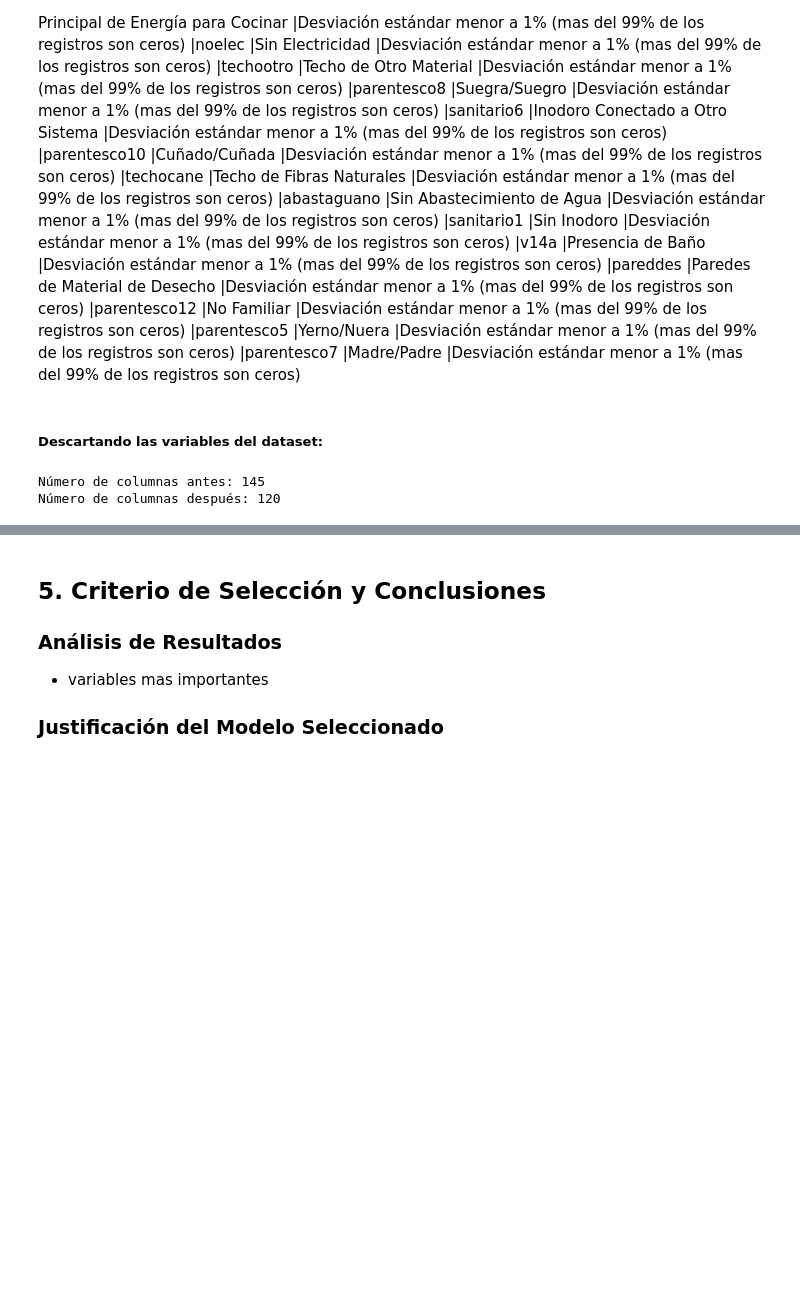
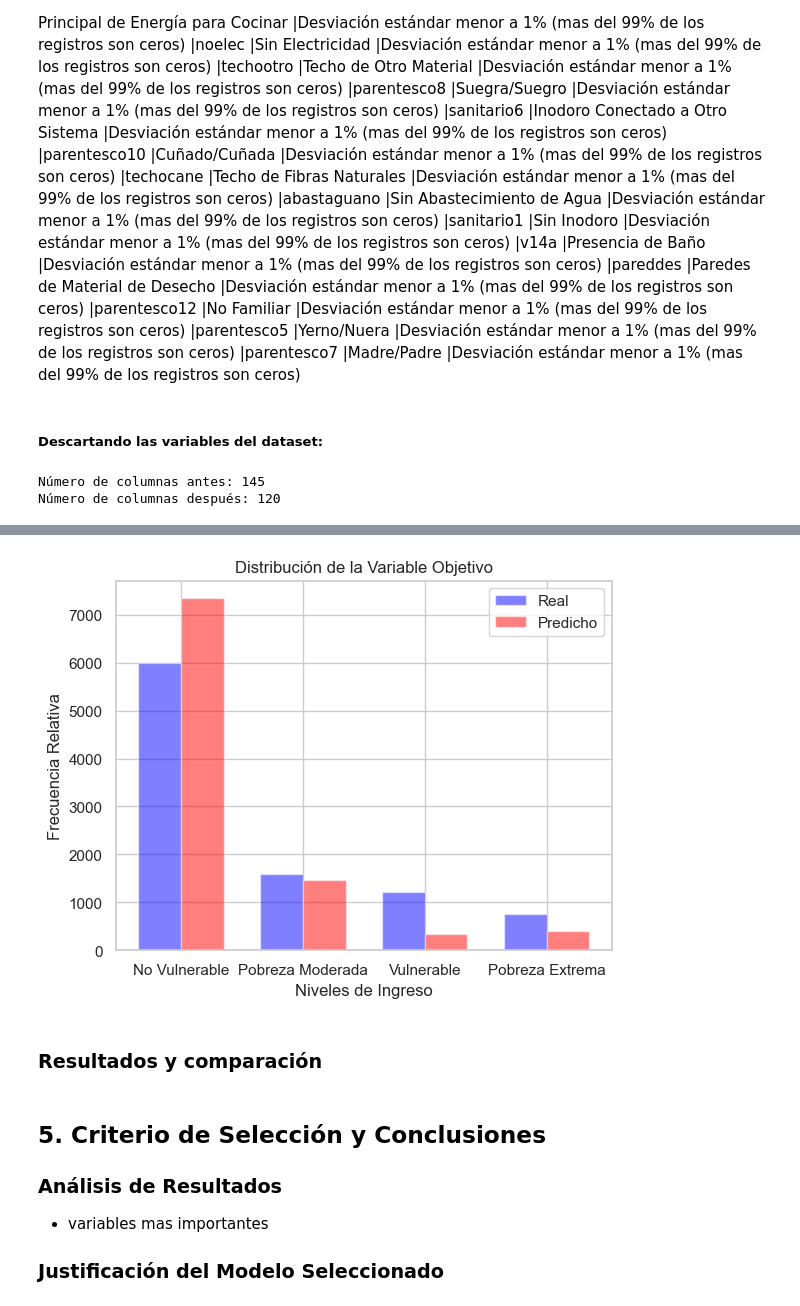
Before and after one commit to hart-venus/proyecto_ia, a Jupyter notebook: main.ipynb, the cells around one changed output, grey strips where cells are left out. Saved outputs shown, nothing was run; the diff lists cells and outputs as text; code cells hidden in the pictures; blank space fills up the shorter version.

Commit message:
modelo de Dayron y correcion a la parte 3

```diff
--- a/main.ipynb
+++ b/main.ipynb
@@ -1079,0 +1186,3 @@ print(missing_values)
+# %%
+print(train['edjefa'].head(20))
+train.drop('edjefa', axis=1, inplace=True)
@@ -1085,0 +1263,16 @@ print(missing_values)
+# %%
+from sklearn.model_selection import train_test_split
+from sklearn.linear_model import LogisticRegression
+from sklearn.preprocessing import StandardScaler
+from sklearn.metrics import classification_report, confusion_matrix
+
+trainDayron = train
+# Separar las características (X) y la variable objetivo (y)
+print("El número de columnas en el conjunto de datos es:", trainDayron.shape[1])
+y = trainDayron['Target']  # Guarda solo la columna 'Target'
+
+
+X = trainDayron.drop('Target', axis=1) # Guarda todas las columnas menos la objetivo
+print("El número de columnas en el conjunto de datos es:", trainDayron.shape[1])
+# Imprimir los tipos de datos de cada columna después de la selección
+print(trainDayron.dtypes)
@@ -1085,0 +1294,52 @@ print(missing_values)
+# %%
+from sklearn.model_selection import cross_val_predict
+# Inicializar el modelo de Regresión Logística Multinomial
+model = LogisticRegression(multi_class='multinomial', solver='lbfgs',max_iter=1000)
+
+# Escalar las características para mejorar el rendimiento del modelo
+scaler = StandardScaler()
+X_scaled = scaler.fit_transform(X)
+
+# Realizar predicciones mediante validación cruzada
+predictions = cross_val_predict(model, X_scaled, y, cv=100)  # Aquí puedes ajustar el número de folds (cv)
+
+# Puedes calcular la matriz de confusión y el reporte de clasificación si lo necesitas
+print("Matriz de confusión:")
+print(confusion_matrix(y, predictions))
+print("\nReporte de clasificación:")
+print(classification_report(y, predictions))
+
+##GRAFICOS//////////////////////////////////
+
+# Obtener la distribución de la variable objetivo en el conjunto de prueba
+real_counts = y.value_counts(normalize=False)
+real_categories = real_counts.index
+real_values = real_counts.values
+
+# Obtener la distribución de las predicciones en el conjunto de prueba
+unique, counts = np.unique(predictions, return_counts=True)
+predicted_counts = dict(zip(unique, counts))
+
+# Ajustar la posición de las barras
+bar_width = 0.35
+index = np.arange(len(real_categories))
+
+# Graficar las barras reales
+plt.bar(index, real_values, bar_width, color='blue', alpha=0.5, label='Real')
+
+# Graficar las barras predichas
+predicted_values = [predicted_counts.get(category, 0) for category in real_categories]
+plt.bar(index + bar_width, predicted_values, bar_width, color='red', alpha=0.5, label='Predicho')
+
+# Configurar título y etiquetas
+plt.title('Distribución de la Variable Objetivo')
+plt.xlabel('Niveles de Ingreso')
+plt.ylabel('Frecuencia Relativa')
+plt.xticks(index + bar_width / 2, real_categories)
+
+# Mostrar la leyenda
+plt.legend()
+
+# Mostrar el gráfico
+plt.show()
+# %% [output]
@@ -1086,3 +1363,6 @@ print(missing_values)
+[figure, added]
+# %% [markdown]
+### Resultados y comparación
 # %% [markdown]
 ## 5. Criterio de Selección y Conclusiones
 ### Análisis de Resultados
```
Also changed, not shown: parts of 21 cells of this notebook.
